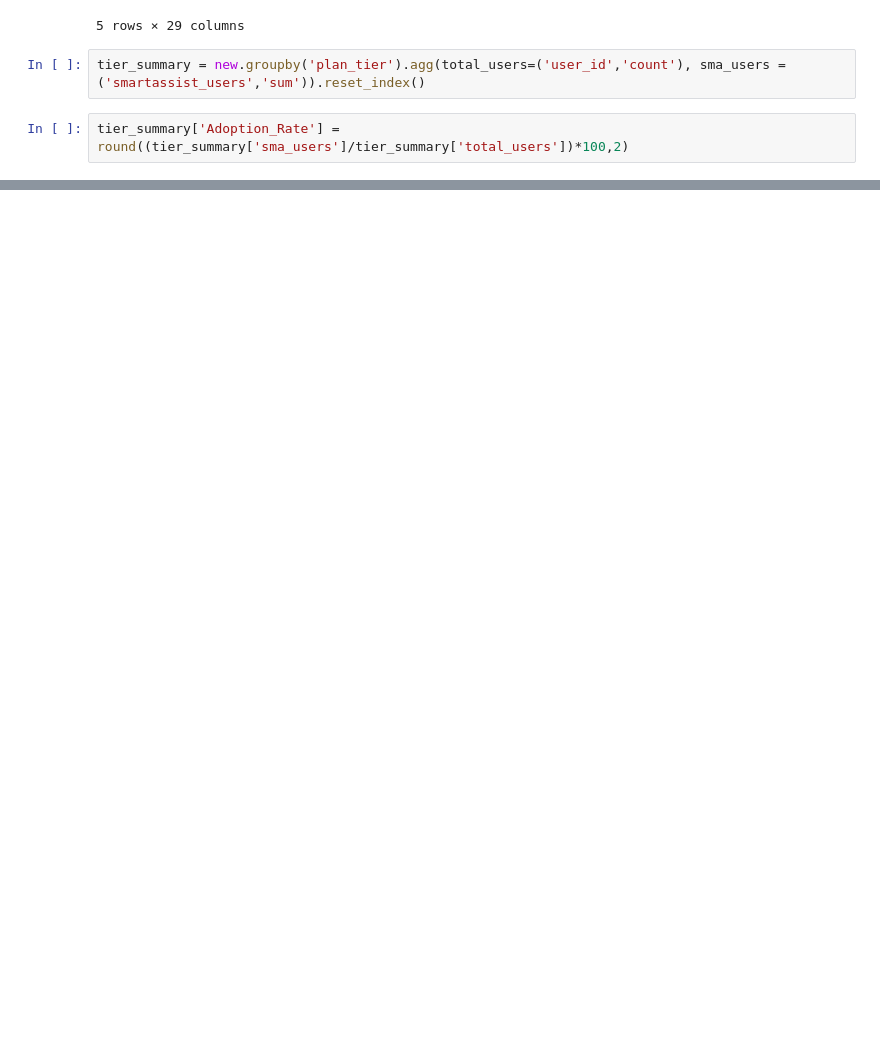
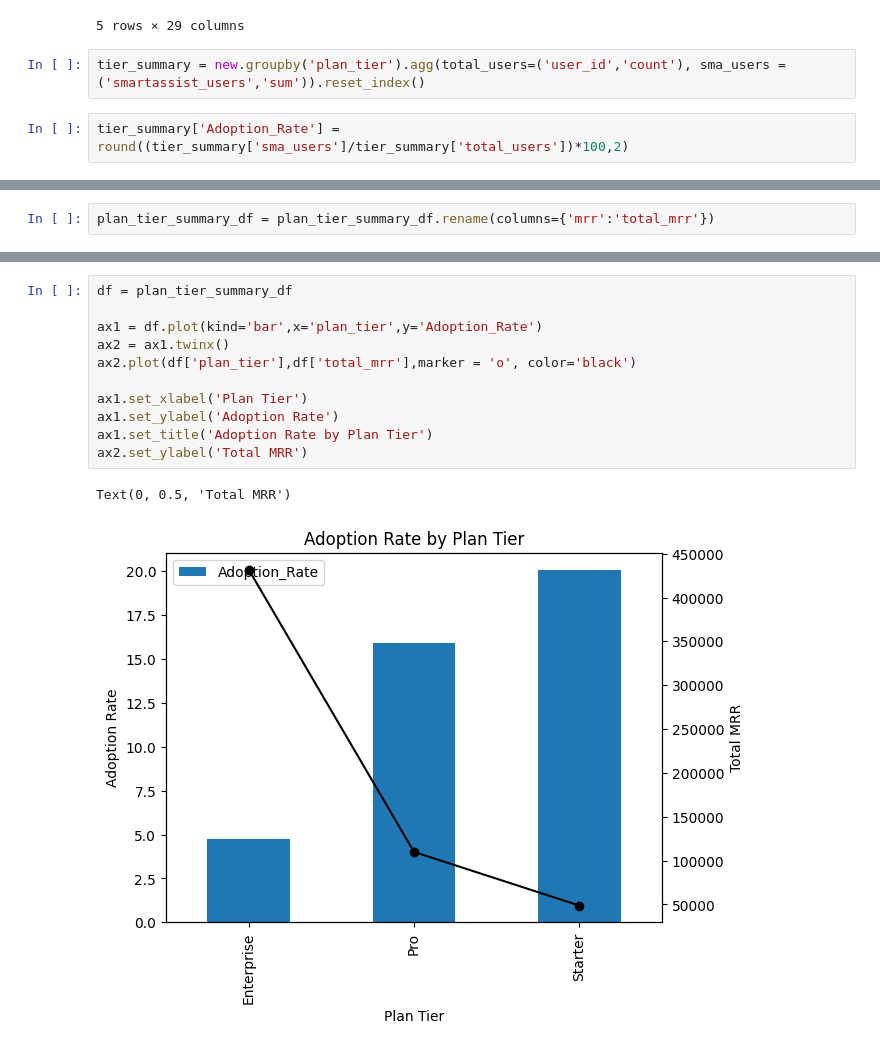
Before and after one commit to Vaishnav09/ai-product-impact-analysis, a Jupyter notebook: notebooks/01_data_exploration.ipynb, the cells around one changed output, grey strips where cells are left out. Cells and saved outputs as stored; diff of their text form; blank space fills up the shorter version.

```diff
--- a/notebooks/01_data_exploration.ipynb
+++ b/notebooks/01_data_exploration.ipynb
@@ -411,0 +429,2 @@ tier_summary
+# %%
+plan_tier_summary_df = plan_tier_summary_df.rename(columns={'mrr':'total_mrr'})
@@ -411,0 +449,14 @@ tier_summary
+# %%
+df = plan_tier_summary_df
+
+ax1 = df.plot(kind='bar',x='plan_tier',y='Adoption_Rate')
+ax2 = ax1.twinx()
+ax2.plot(df['plan_tier'],df['total_mrr'],marker = 'o', color='black')
+
+ax1.set_xlabel('Plan Tier')
+ax1.set_ylabel('Adoption Rate')
+ax1.set_title('Adoption Rate by Plan Tier')
+ax2.set_ylabel('Total MRR')
+# %% [output]
+Text(0, 0.5, 'Total MRR')
+[figure, added]
```
Also changed, not shown: parts of 24 cells of this notebook.
